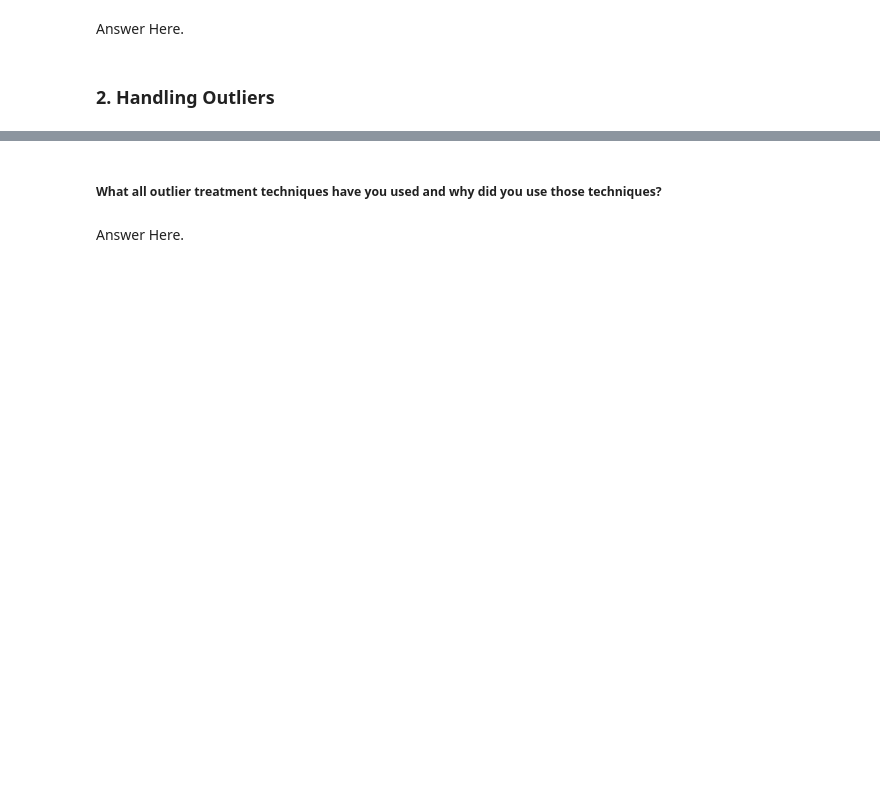
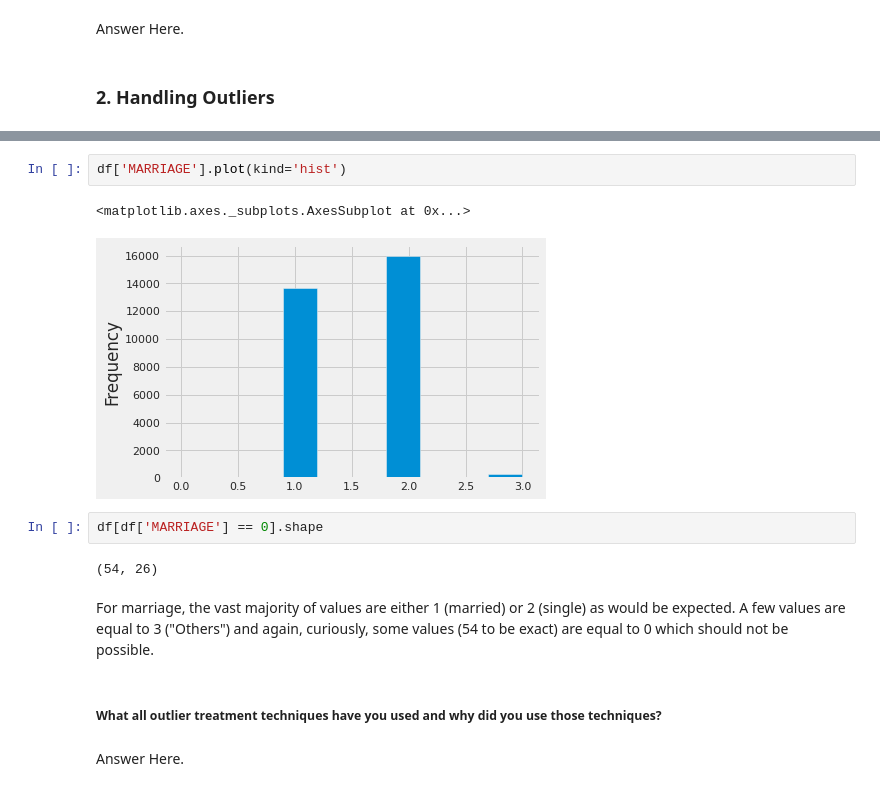
Before and after one commit to PrachiJadhav12/Credit_Card_default_Prediction, a Jupyter notebook: creditCopy_of_Sample_ML_Submission_Template.ipynb, the cells around one changed output, grey strips where cells are left out. Cells and saved outputs as stored; diff of their text form; blank space fills up the shorter version.

```diff
--- a/creditCopy_of_Sample_ML_Submission_Template.ipynb
+++ b/creditCopy_of_Sample_ML_Submission_Template.ipynb
@@ -1101,3 +1155,14 @@ Answer Here.
+# %%
+df['MARRIAGE'].plot(kind='hist')
+# %% [output]
+<matplotlib.axes._subplots.AxesSubplot at 0x...>
+[figure, added]
+# %%
+df[df['MARRIAGE'] == 0].shape
+# %% [output]
+(54, 26)
+# %% [markdown]
+For marriage, the vast majority of values are either 1 (married) or 2 (single) as would be expected. A few values are equal to 3 ("Others") and again, curiously, some values (54 to be exact) are equal to 0 which should not be possible.
 # %% [markdown]
 ##### What all outlier treatment techniques have you used and why did you use those techniques?
 # %% [markdown]
```
Also changed, not shown: parts of 38 cells of this notebook.
